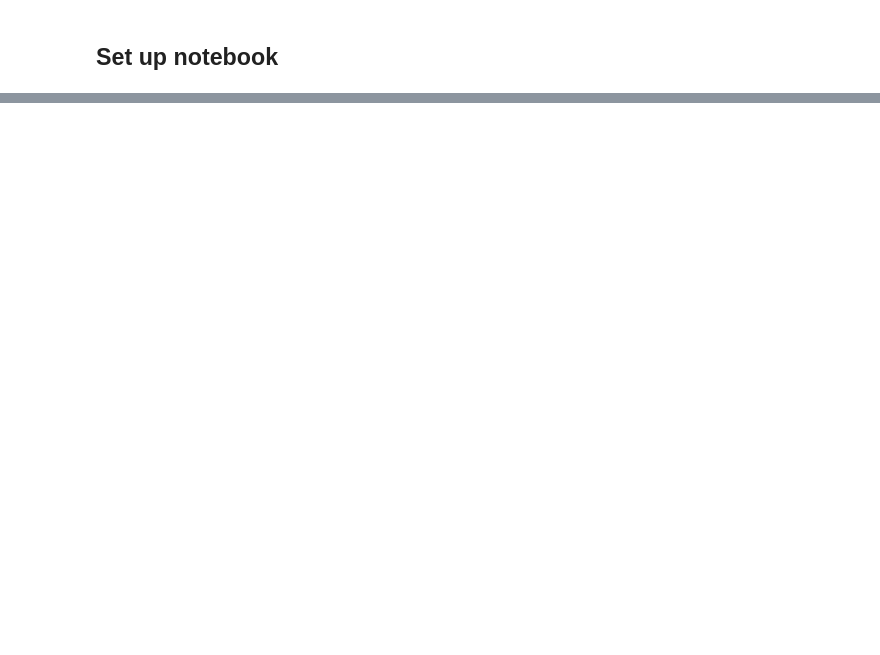
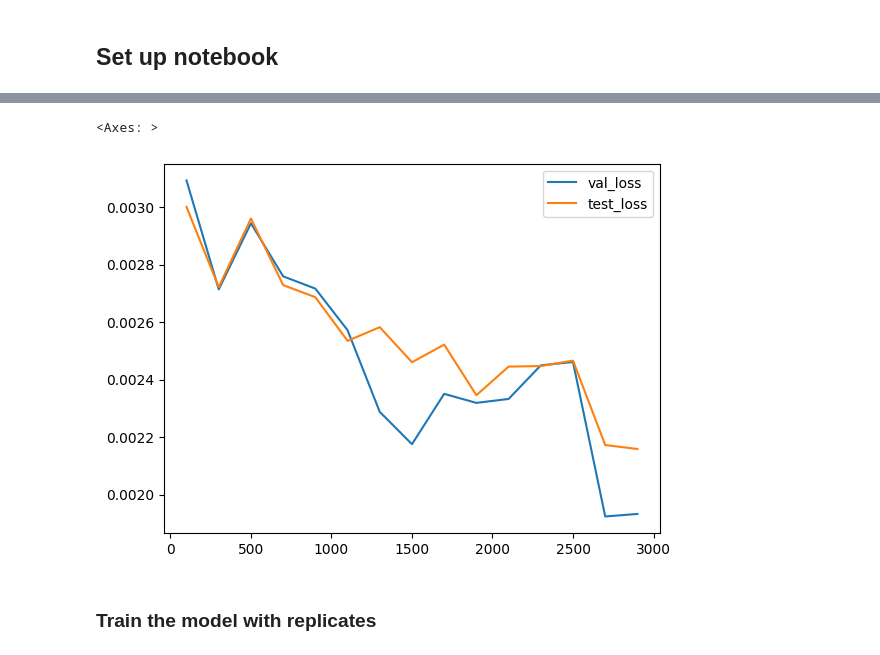
Before and after one commit to NeptuneBio/NAIAD, a Jupyter notebook: tutorials/naiad_tutorial.ipynb, the cells around one changed output, grey strips where cells are left out. Saved outputs shown, nothing was run; the diff lists cells and outputs as text; code cells hidden in the pictures; blank space fills up the shorter version.

```diff
--- a/tutorials/naiad_tutorial.ipynb
+++ b/tutorials/naiad_tutorial.ipynb
@@ -79,6 +82,8 @@ losses = naiad_model.training_metrics     # train / val loss during training pro
 # %%
 n_train_set = range(100, 3000, 200)
 n_val = 1000
+n_test = 1000
+n_epoch = 100
 train_loss = []
 val_loss = []
 test_loss = []
@@ -89,7 +94,6 @@ for n_train in tqdm.tqdm(n_train_set):
     naiad_model.set_seed(seed=seed)
     naiad_model.prepare_data()
 
-# initialize model and prepare trainer
     naiad_model.initialize_model(device=device, model_args={'embed_model': emb_model})
     naiad_model.setup_trainer(n_epoch=n_epoch)
     naiad_model.train_model()
@@ -100,7 +104,10 @@ for n_train in tqdm.tqdm(n_train_set):
     val_loss.append( losses['val_loss'][loss_index])
     test_loss.append( losses['test_loss'][loss_index])
 # %%
-
-sns.lineplot(x = n_train_set, y= train_loss, label='train_loss_transformer')
-sns.lineplot(x = n_train_set, y = val_loss, label='val_loss_transformer')
-sns.lineplot(x = n_train_set,y = test_loss, label='test_loss_transformer')
+sns.lineplot(x=n_train_set, y=val_loss, label='val_loss')
+sns.lineplot(x=n_train_set,y=test_loss, label='test_loss')
+# %% [output]
+<Axes: >
+[figure, added]
+# %% [markdown]
+### Train the model with replicates
```
Also changed, not shown: parts of 9 cells of this notebook, 1 other file.
